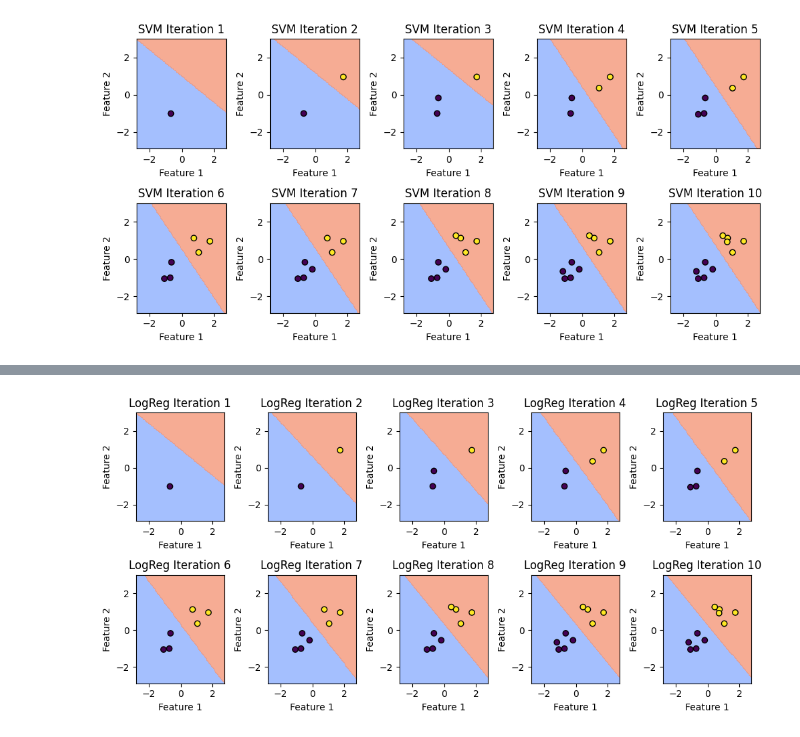
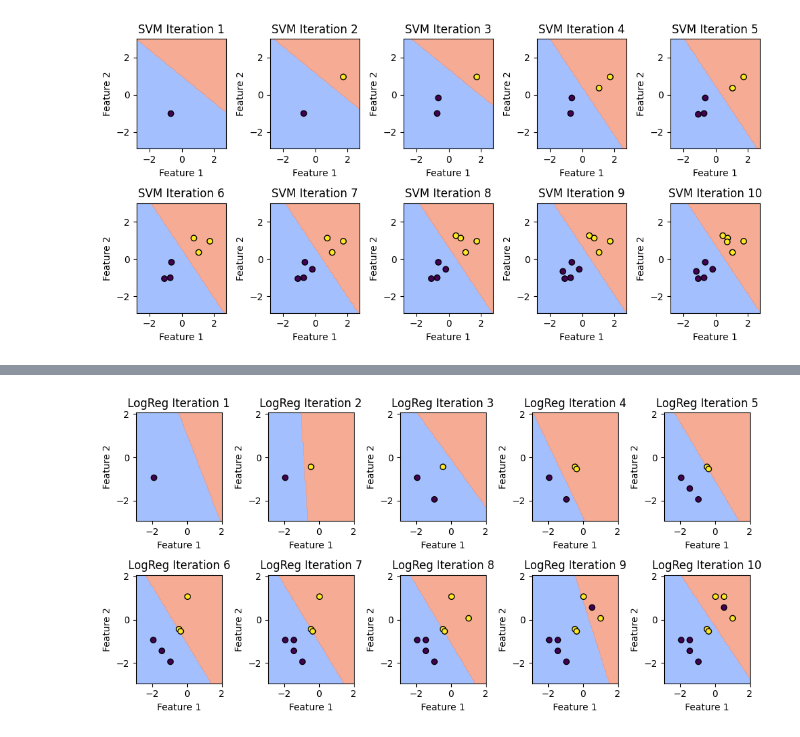
Before and after one commit to nyu-dl/DS-GA-1003-Machine-Learning-2025, a Jupyter notebook: lab2/messmaster_1.ipynb, the cells around one changed output, grey strips where cells are left out. Saved outputs shown, nothing was run; the diff lists cells and outputs as text; code cells hidden in the pictures.

```diff
--- a/lab2/messmaster_1.ipynb
+++ b/lab2/messmaster_1.ipynb
@@ -259,6 +259,11 @@ X = df[["x1", "x2"]].values
 y = df["y"].values
 scaler = StandardScaler()
 X_scaled = scaler.fit_transform(X)
+
+df_2 = pd.read_csv("secret/data/svm_vs_logistic_regression_alternate.csv")
+X_2 = df_2[["x1", "x2"]].values
+y_2 = df_2["y"].values
+X_2_scaled = scaler.transform(X_2)
 # %% [output]
 Requirement already satisfied: pandas in /opt/anaconda3/lib/python3.11/site-packages (2.1.4)
 Requirement already satisfied: numpy<2,>=1.23.2 in /opt/anaconda3/lib/python3.11/site-packages (from pandas) (1.26.4)
@@ -323,0 +337,2 @@ train_svm(X_scaled, y, iterations=10, margin=3)
+# %%
+train_svm(X_2_scaled, y_2, iterations=10, margin=3)
@@ -324,4 +341,4 @@ train_svm(X_scaled, y, iterations=10, margin=3)
 # %%
-train_logistic_regression(X_scaled, y, iterations=10)
+train_logistic_regression(X_2_scaled, y_2, iterations=10)
 # %% [output]
-[figure, old version]
+[figure, new version]
```
Also changed, not shown: parts of 4 cells of this notebook.
